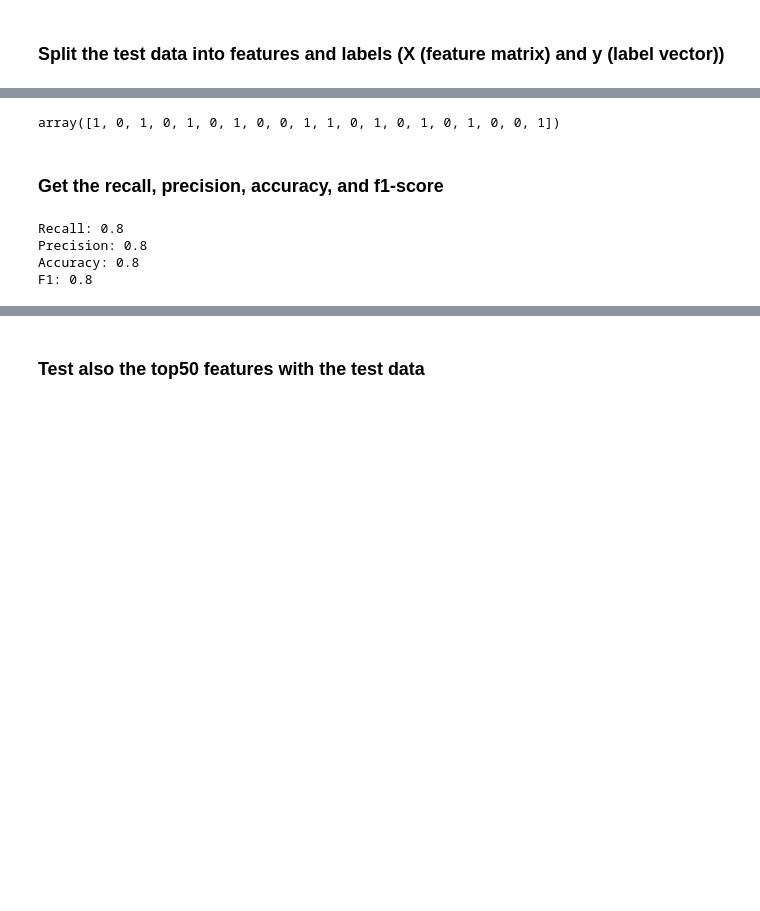
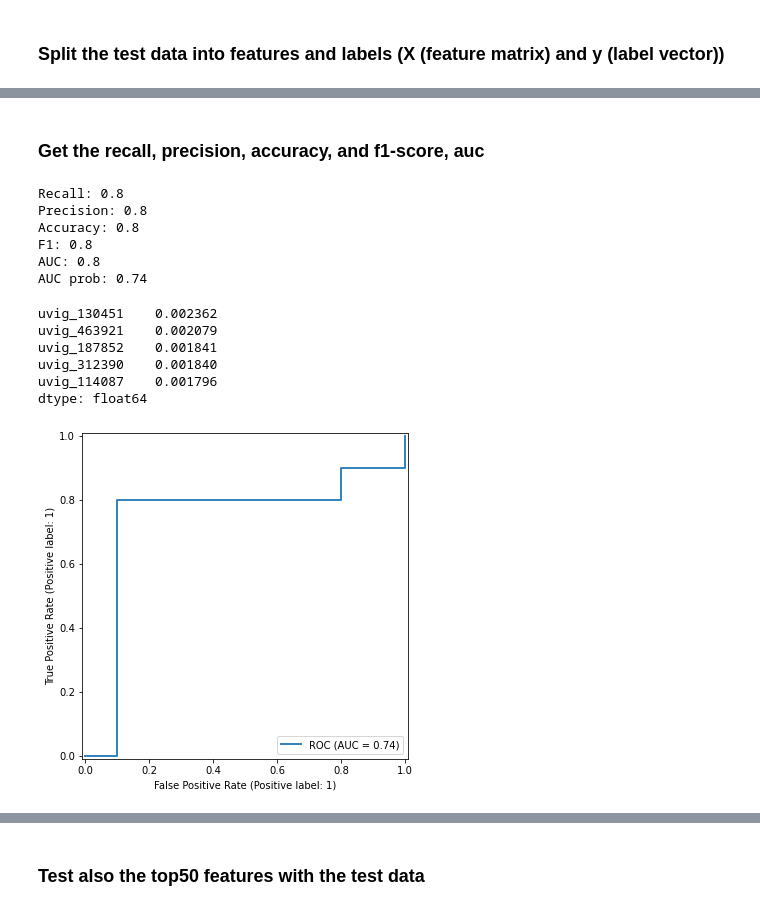
Before and after one commit to icemduru/Parkinson_Disease_Gut_Microbiota_Phage_Plasmid_Diversity_ML, a Jupyter notebook: Machine_Learning_Model/Machine_learning_prediction_model_for_GPD_relative_abundance.ipynb, the cells around one changed output, grey strips where cells are left out. Saved outputs shown, nothing was run; the diff lists cells and outputs as text; code cells hidden in the pictures; blank space fills up the shorter version.

Commit message:
add extra metrics

```diff
--- a/Machine_Learning_Model/Machine_learning_prediction_model_for_GPD_relative_abundance.ipynb
+++ b/Machine_Learning_Model/Machine_learning_prediction_model_for_GPD_relative_abundance.ipynb
@@ -305,22 +382,26 @@ y_test = np.array(y_test)
 classifier = RandomForestClassifier(max_depth=5, n_estimators=100, min_samples_split=10, random_state=6969)
 classifier.fit(X,y)
 preds = classifier.predict(X_test)
-preds
+probs = classifier.predict_proba(X_test)[:, 1]
-# %% [output]
-array([1, 0, 1, 0, 1, 0, 1, 0, 0, 1, 1, 0, 1, 0, 1, 0, 1, 0, 0, 1])
 # %% [markdown]
-### Get the recall, precision, accuracy, and f1-score
+### Get the recall, precision, accuracy, and f1-score, auc
 # %%
 recall_scoring = recall_score(y_test, preds)
 precision_scoring = precision_score(y_test, preds)
 accuracy_scoring = accuracy_score(y_test, preds)
 f1_scoring = f1_score(y_test, preds)
+auc_binary = roc_auc_score(y_test, preds)
+auc_prob = roc_auc_score(y_test, probs)
 print(f"Recall: {recall_scoring}")
 print(f"Precision: {precision_scoring}")
 print(f"Accuracy: {accuracy_scoring}")
 print(f"F1: {f1_scoring}")
+print(f"AUC: {auc_binary}")
+print(f"AUC prob: {auc_prob}")
 # %% [output]
 Recall: 0.8
 Precision: 0.8
 Accuracy: 0.8
 F1: 0.8
+AUC: 0.8
+AUC prob: 0.74
@@ -326,0 +413,27 @@ F1: 0.8
+# %%
+#get the top 50 features
+top50 = feature_importances_mean.sort_values(ascending=False).head(50)
+print(top50.head(5))
+#get only the names
+top50_names = top50.index.tolist()
+# %% [output]
+uvig_130451    0.002362
+uvig_463921    0.002079
+uvig_187852    0.001841
+uvig_312390    0.001840
+uvig_114087    0.001796
+dtype: float64
+# %%
+# create figure for true positive rate false positive rate
+fig, ax = plt.subplots(figsize=(6, 6))
+viz = sklearn.metrics.RocCurveDisplay.from_estimator(
+    classifier,
+    X_test,
+    y_test,
+    name="ROC",
+    alpha=0.9,
+    lw=2,
+    ax=ax
+)
+# %% [output]
+[figure, added]
```
Also changed, not shown: parts of 13 cells of this notebook.
